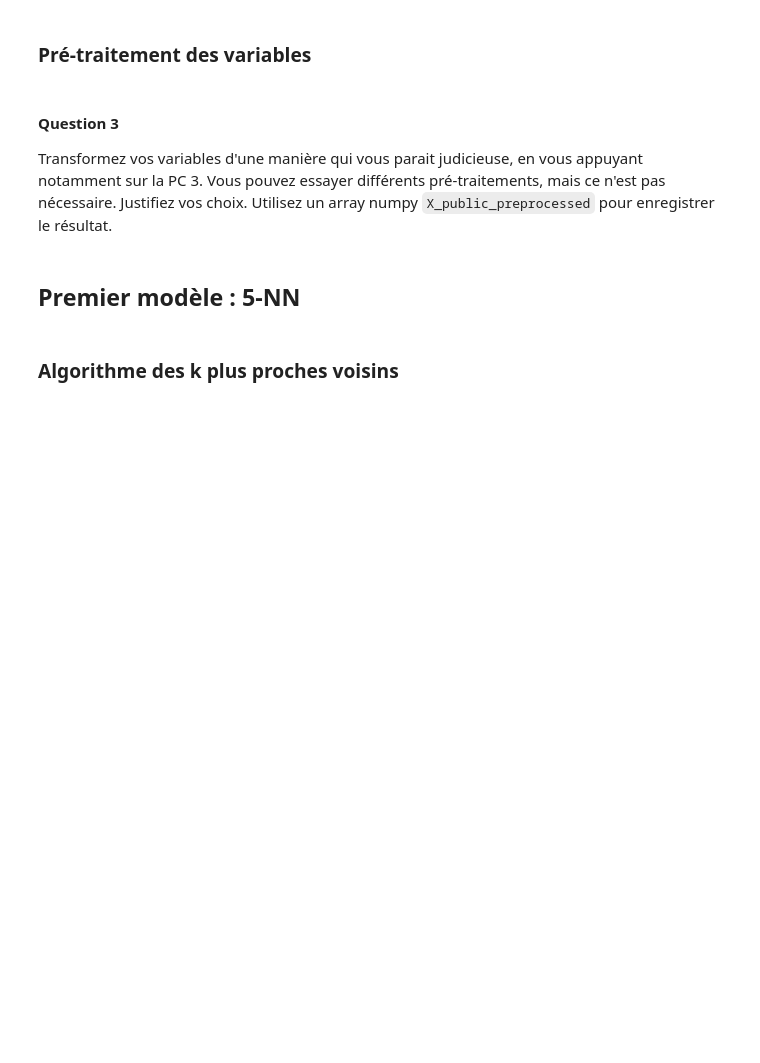
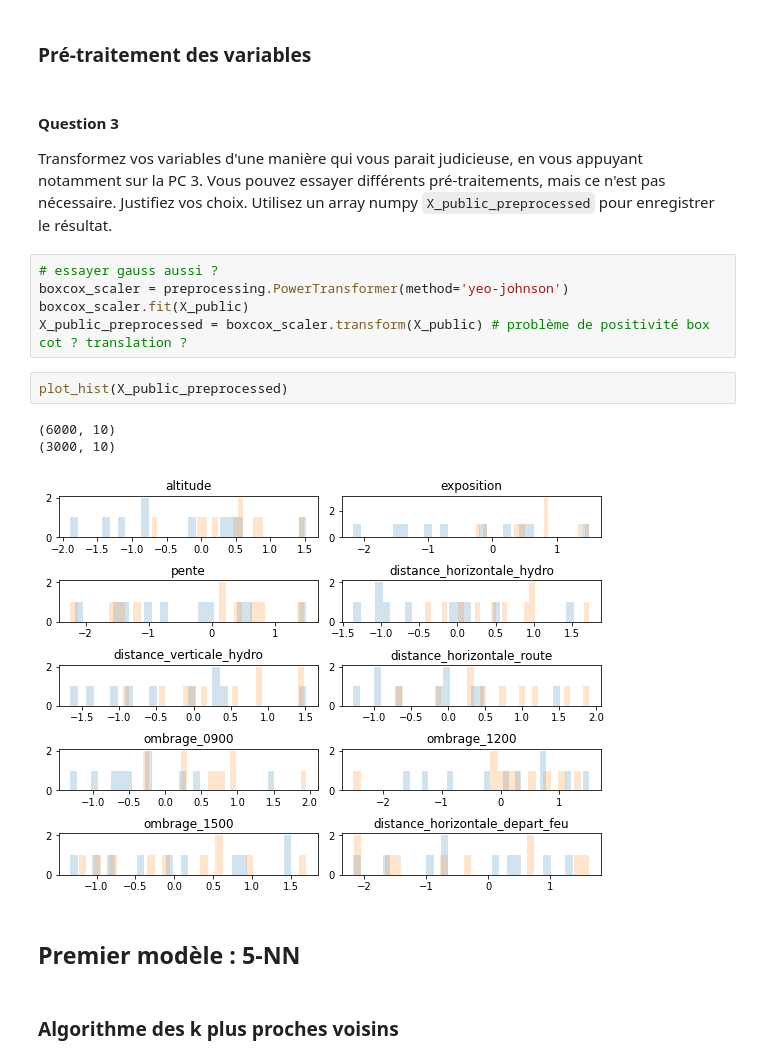
Before and after one commit to florian6973/sdd_projet, a Jupyter notebook: Projet.ipynb, the cells around one changed output. Drawn from its saved outputs; the diff is of its cells as text; blank space fills up the shorter version.

```diff
--- a/Projet.ipynb
+++ b/Projet.ipynb
@@ -108,6 +131,17 @@ Non, zones très similaires
 # %% [markdown]
 #### Question 3
 Transformez vos variables d'une manière qui vous parait judicieuse, en vous appuyant notamment sur la PC 3. Vous pouvez essayer différents pré-traitements, mais ce n'est pas nécessaire. Justifiez vos choix. Utilisez un array numpy `X_public_preprocessed` pour enregistrer le résultat.
+# %%
+# essayer gauss aussi ?
+boxcox_scaler = preprocessing.PowerTransformer(method='yeo-johnson')
+boxcox_scaler.fit(X_public)
+X_public_preprocessed = boxcox_scaler.transform(X_public) # problème de positivité box cot ? translation ?
+# %%
+plot_hist(X_public_preprocessed)
+# %% [output]
+(6000, 10)
+(3000, 10)
+[figure, added]
 # %% [markdown]
 ## Premier modèle : 5-NN
 # %% [markdown]
```
Also changed, not shown: parts of 10 cells of this notebook.
